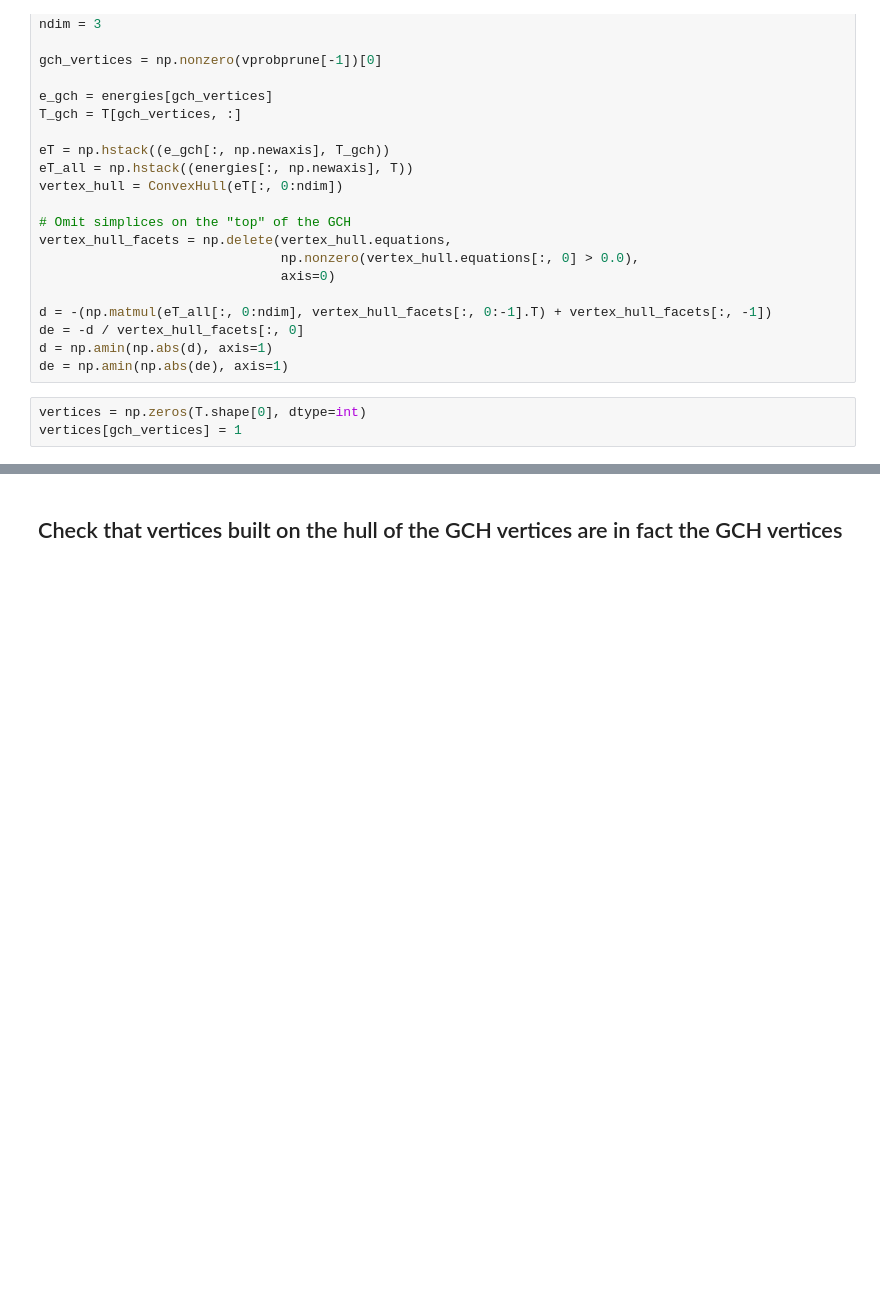
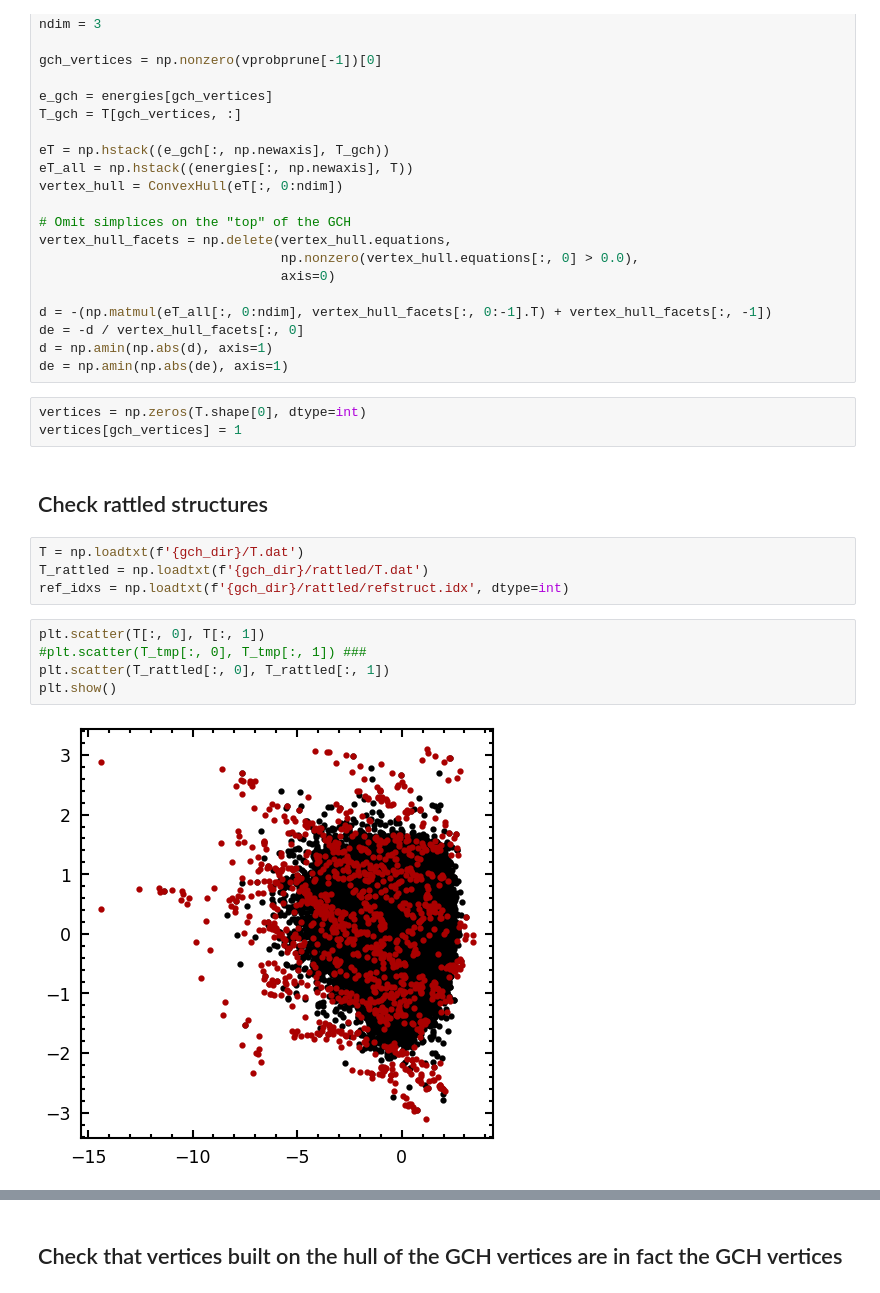
Before and after one commit to bhelfrecht/zeolites_iza-deem, a Jupyter notebook: Scripts/Analysis/gch_analysis.ipynb, the cells around one changed output, grey strips where cells are left out. Drawn from its saved outputs; the diff is of its cells as text; blank space fills up the shorter version.

```diff
--- a/Scripts/Analysis/gch_analysis.ipynb
+++ b/Scripts/Analysis/gch_analysis.ipynb
@@ -97,3 +133,16 @@ de = np.amin(np.abs(de), axis=1)
 # %%
 vertices = np.zeros(T.shape[0], dtype=int)
 vertices[gch_vertices] = 1
+# %% [markdown]
+## Check rattled structures
+# %%
+T = np.loadtxt(f'{gch_dir}/T.dat')
+T_rattled = np.loadtxt(f'{gch_dir}/rattled/T.dat')
+ref_idxs = np.loadtxt(f'{gch_dir}/rattled/refstruct.idx', dtype=int)
+# %%
+plt.scatter(T[:, 0], T[:, 1])
+#plt.scatter(T_tmp[:, 0], T_tmp[:, 1]) ###
+plt.scatter(T_rattled[:, 0], T_rattled[:, 1])
+plt.show()
+# %% [output]
+[figure, added]
```
Also changed, not shown: parts of 8 cells of this notebook.
